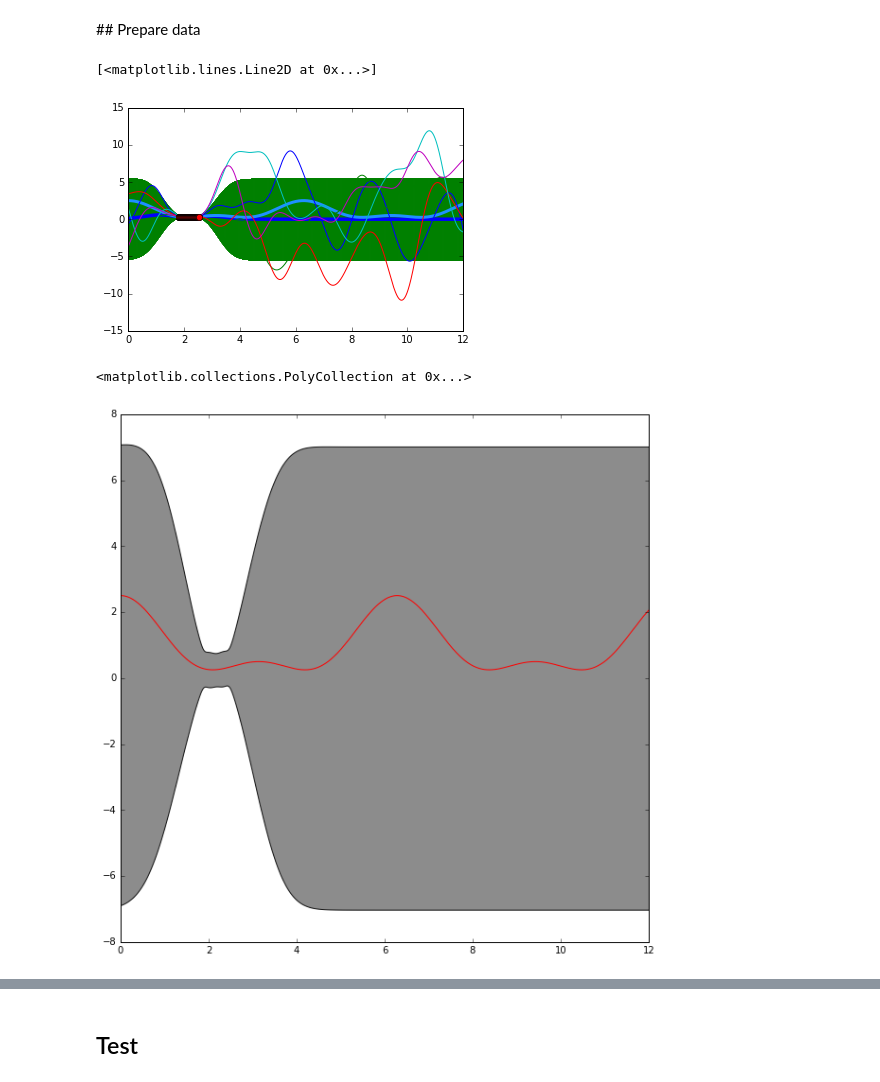
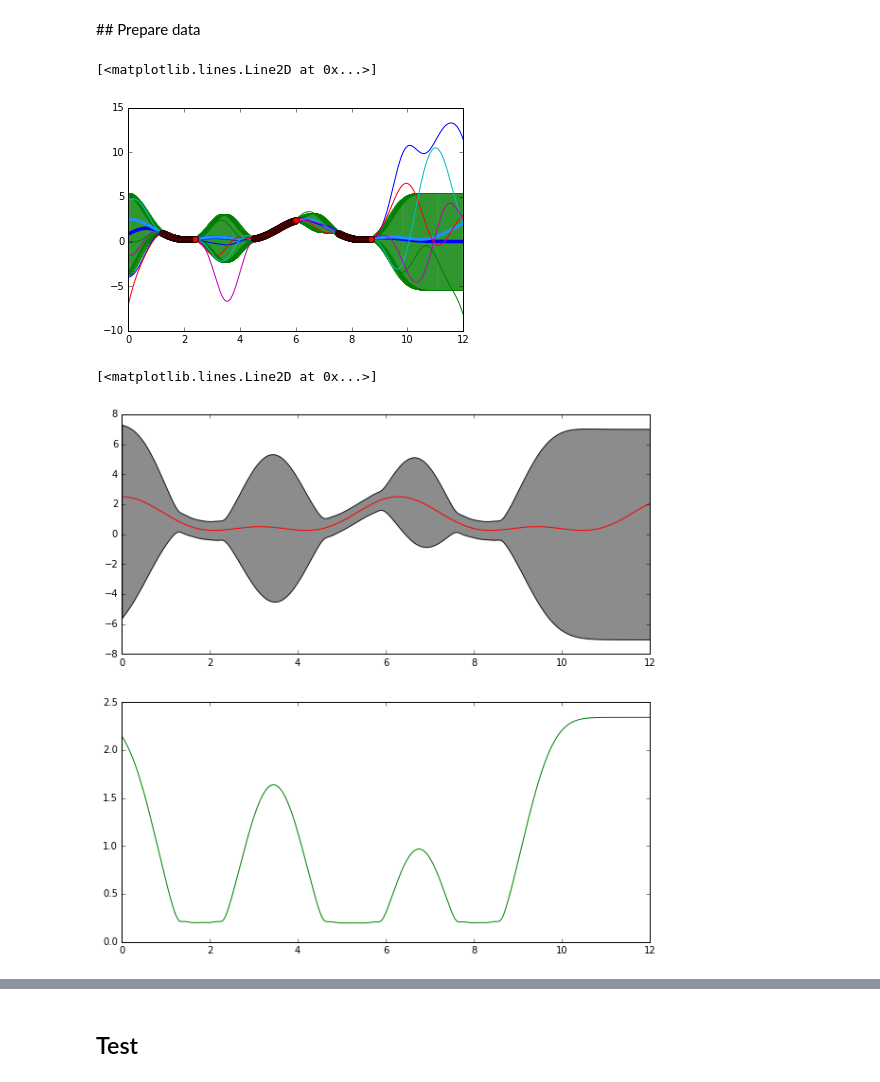
Before and after one commit to mjm522/aml, a Jupyter notebook: aml_dl/src/aml_dl/mdn/notebooks/ensemble_toy_incremental_training_example.ipynb, the cells around one changed output, grey strips where cells are left out. Drawn from its saved outputs; the diff is of its cells as text; code cells hidden in the pictures.

```diff
--- a/aml_dl/src/aml_dl/mdn/notebooks/ensemble_toy_incremental_training_example.ipynb
+++ b/aml_dl/src/aml_dl/mdn/notebooks/ensemble_toy_incremental_training_example.ipynb
@@ -120,7 +120,7 @@ def sawtoothxy(x,y):
 
 func_y = fun_h
 # %%
-num_data_points = 5000 # 1000
+num_data_points = 2000 # 1000
 x_values = np.linspace(0, 12, num_data_points)
 y_values = func_y(x_values, 0.0)
 # %%
@@ -189,6 +189,9 @@ y_train = y_values[753:1054,None]
 # %%
 # x_train = np.vstack([x_values[15:20,None],x_values[45:50,None],x_values[75:80,None]])
 # y_train = np.vstack([y_values[15:20,None],y_values[45:50,None],y_values[75:80,None]])
+# %%
+x_train = np.vstack([x_values[200:400,None],x_values[750:1000,None],x_values[1250:1450,None]])
+y_train = np.vstack([y_values[200:400,None],y_values[750:1000,None],y_values[1250:1450,None]])
 # %%
 for idx in range(x_train.shape[0]):
     gp.update(x_train[idx,:], y_train[idx,:])
@@ -204,20 +207,24 @@ plt.plot(x_values, sample_posterior)
 plt.plot(gp.x, gp.y, 'ro')
 # %% [output]
 [<matplotlib.lines.Line2D at 0x...>]
-[figure, old version]
+[figure, new version]
 # %%
 stddev = 3.0
 fig = plt.figure(figsize=(10,10))
-ax = fig.add_subplot(111)
+ax = fig.add_subplot(211)
 ypl = [float(mu-stddev*np.sqrt(sig)) for mu,sig in zip(pred,std)]
 yph = [float(mu+stddev*np.sqrt(sig)) for mu,sig in zip(pred,std)]
 
 ax.plot(x_values, y_values, color='r')
 
 ax.fill_between(x_values.tolist(), ypl, yph, facecolor='grey', interpolate=True, alpha=0.9)
+
+ax2 = fig.add_subplot(212)
+
+ax2.plot(x_values, np.sqrt(std), color='g')
 # %% [output]
-<matplotlib.collections.PolyCollection at 0x...>
+[<matplotlib.lines.Line2D at 0x...>]
-[figure, old version]
+[figure, new version]
 # %%
 plt.figure()
 plt.scatter(x_train,y_train)
```
Also changed, not shown: parts of 7 cells of this notebook, 2 other files.
